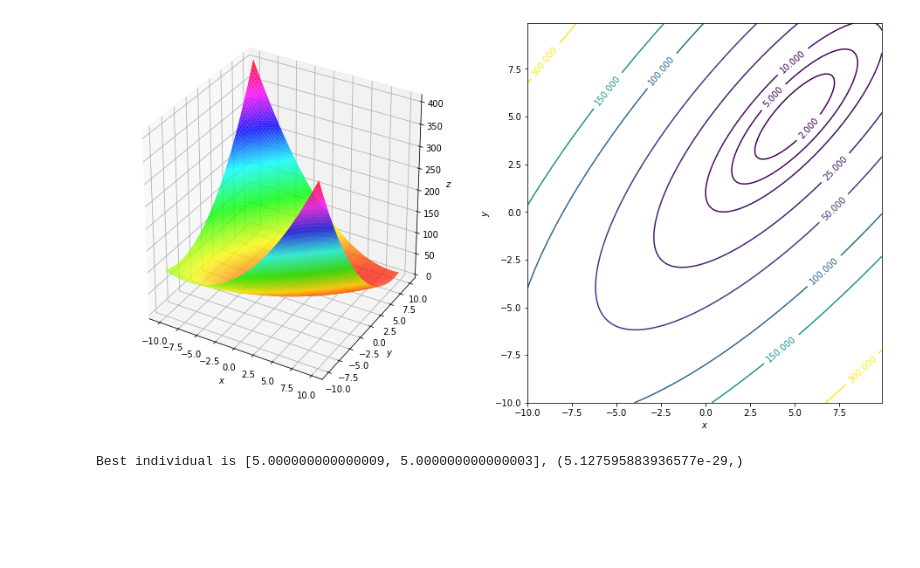
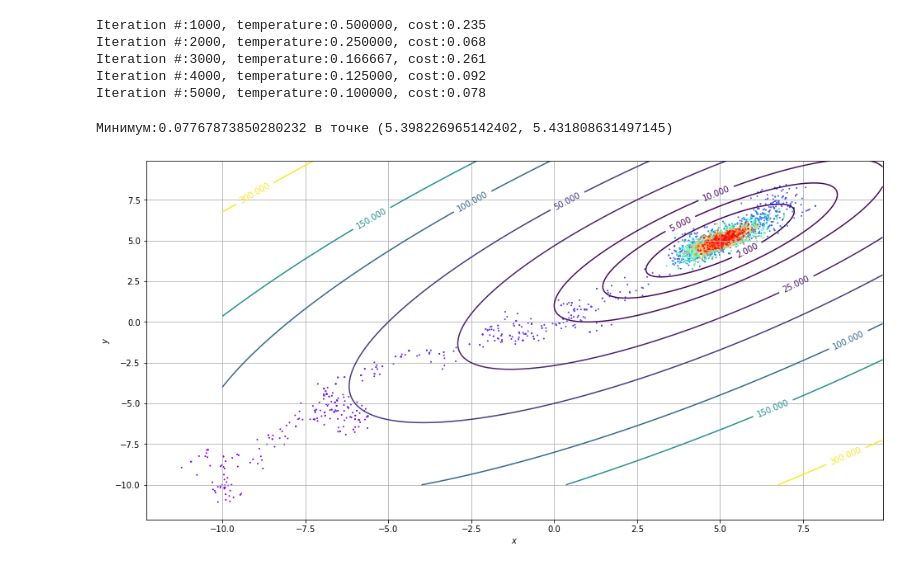
Before and after one commit to TikhonovDaniil/AINavigationControl5.2020, a Jupyter notebook: L1/L1N12.ipynb, the cells around one changed output. Drawn from its saved outputs; the diff is of its cells as text; code cells hidden in the pictures; blank space fills up the shorter version.

```diff
--- a/L1/L1N12.ipynb
+++ b/L1/L1N12.ipynb
@@ -9,46 +84,48 @@ Requirement already satisfied: numpy in c:\anakonda\lib\site-packages (from deap
+# %%
+# запуск алгоритма
+point, cost, lstate = simulated_annealing(FButa, (-10, 10), (-10, 10), None, 500, 0.1);
+# %% [output]
+Iteration #:1000, temperature:0.500000, cost:0.235
+Iteration #:2000, temperature:0.250000, cost:0.068
+Iteration #:3000, temperature:0.166667, cost:0.261
+Iteration #:4000, temperature:0.125000, cost:0.092
+Iteration #:5000, temperature:0.100000, cost:0.078
+# %%
+print ('Минимум:{0} в точке ({1}, {2})'.format(cost, point[0], point[1]));
+# %% [output]
+Минимум:0.07767873850280232 в точке (5.398226965142402, 5.431808631497145)
 # %%
-%matplotlib inline
+# установка размера графика
+plt.rcParams['figure.figsize'] = (16,8)
 
-from mpl_toolkits.mplot3d import Axes3D
-
-from matplotlib import cm
-import matplotlib.pyplot as plt
-import numpy as np
+# создание графики
+fig = plt.figure()
 
 # определение данных
 X = np.arange(-10, 10, .1)
 Y = np.arange(-10, 10, .1)
 X, Y = np.meshgrid(X, Y)
 
 Z = FButa(X,Y)
 
-# установка размера графика
-plt.rcParams['figure.figsize'] = (16,8)
-
-# создание графики
-fig = plt.figure()
-
 # вывод функции (1)
-ax = fig.add_subplot(1, 2, 1, projection='3d')
-ax.set_xlabel('$x$')
-ax.set_ylabel('$y$')
-ax.set_zlabel('$z$')
-
-# построение поверхности
-surf = ax.plot_surface(X, Y, Z, rstride=1, cstride=1, cmap=cm.hsv,
-                       linewidth=0, antialiased=True)
-
-# вывод функции (2)
-ax = fig.add_subplot(1, 2, 2)
+ax = fig.add_subplot(1, 1, 1)
 ax.set_xlabel('$x$')
 ax.set_ylabel('$y$')
 
 # построение линий уровня
-cs = ax.contour(X, Y, Z, [0,2,5,10,25,50,100,150,300])
+cs = ax.contour(X, Y, Z, [0,2,5,10,25,50,100,150,300]);
+
+# вывод точек
+p = np.array(lstate);
+colors = cm.rainbow(np.linspace(0, 1, len(p)))
+ax.scatter(p[:,0], p[:,1], s = 1, color = colors)
 
 # добавление подписей к линиям уровня
-ax.clabel(cs)
+ax.clabel(cs);
+
+ax.grid();
 
 plt.show()
 # %% [output]
-[figure, old version]
+[figure, new version]
@@ -104,5 +131,0 @@ pop, stats, hof = main();
-# %%
-best_ind = tools.selBest(pop, 1)[0]
-print("Best individual is %s, %s" % (best_ind, best_ind.fitness.values))
-# %% [output]
-Best individual is [5.000000000000009, 5.000000000000003], (5.127595883936577e-29,)
```
Also changed, not shown: parts of 9 cells of this notebook.
